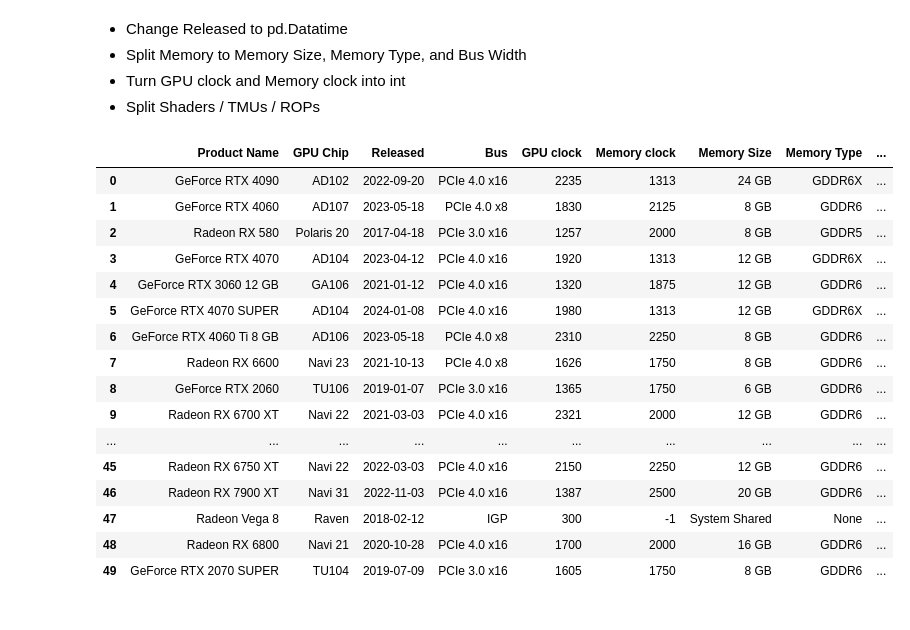
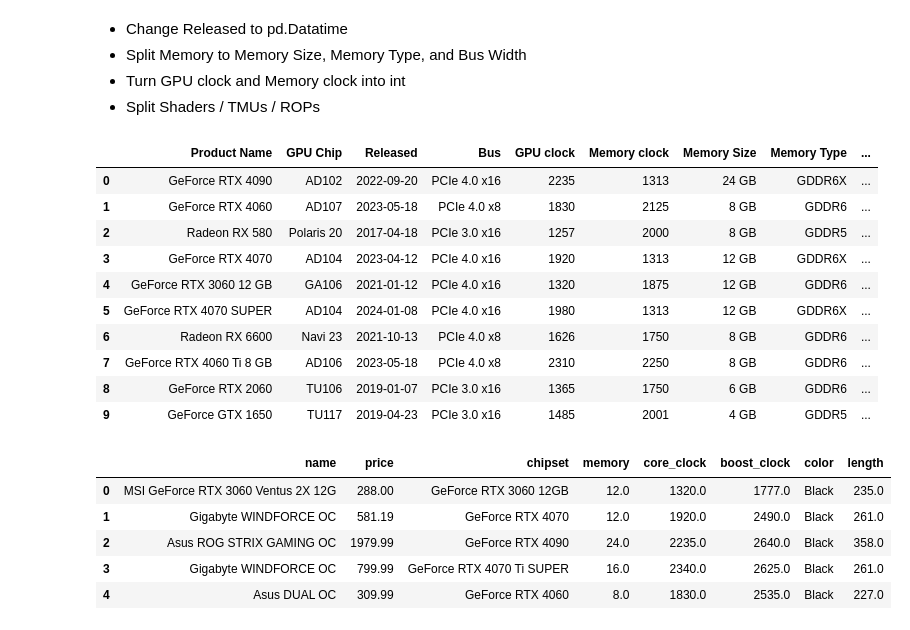
Before and after one commit to chengeric155/Computer-Building-Analysis, a Jupyter notebook: GPU Analysis.ipynb, the cells around one changed output. Saved outputs shown, nothing was run; the diff lists cells and outputs as text; code cells hidden in the pictures.

Commit message:
added value chart + manufacturer information

```diff
--- a/GPU Analysis.ipynb
+++ b/GPU Analysis.ipynb
@@ -202,40 +228,45 @@ raw_spec_df
 # %%
 def turn_to_datetime(df):
     df['Released'] = pd.to_datetime(df['Released'].str.replace(r'st|nd|rd|th|Unknown', '', regex=True))
     return df
 
 def remove_MHz(df, columns):
     for col in columns:
         df[col] = df[col].str.replace(' MHz', '').str.replace('System Shared', '-1').astype(int)
     return df
 
 def split_column(df, col:str, separator:str, headers:list[str]):
     list_df = pd.DataFrame(df[col].str.split(separator).tolist(), columns=headers)
     df = pd.concat([df, list_df], axis=1).drop(columns=[col])
     return df
 
 
-(raw_spec_df
+spec_df = (raw_spec_df
  .pipe(turn_to_datetime)
  .pipe(remove_MHz, columns=['GPU clock', 'Memory clock'])
  .pipe(split_column, 'Memory', ',', ['Memory Size', 'Memory Type', 'Bus Width'])
  .pipe(split_column, 'Shaders / TMUs / ROPs', '/', ['Shaders', 'TMUs', 'ROPs'])
  )
+spec_df.head(10)
 # %% [output]
 |  | Product Name | GPU Chip | Released | Bus | GPU clock | Memory clock | Memory Size | Memory Type | ... |
 | 0 | GeForce RTX 4090 | AD102 | 2022-09-20 | PCIe 4.0 x16 | 2235 | 1313 | 24 GB | GDDR6X | ... |
 | 1 | GeForce RTX 4060 | AD107 | 2023-05-18 | PCIe 4.0 x8 | 1830 | 2125 | 8 GB | GDDR6 | ... |
 | 2 | Radeon RX 580 | Polaris 20 | 2017-04-18 | PCIe 3.0 x16 | 1257 | 2000 | 8 GB | GDDR5 | ... |
 | 3 | GeForce RTX 4070 | AD104 | 2023-04-12 | PCIe 4.0 x16 | 1920 | 1313 | 12 GB | GDDR6X | ... |
 | 4 | GeForce RTX 3060 12 GB | GA106 | 2021-01-12 | PCIe 4.0 x16 | 1320 | 1875 | 12 GB | GDDR6 | ... |
 | 5 | GeForce RTX 4070 SUPER | AD104 | 2024-01-08 | PCIe 4.0 x16 | 1980 | 1313 | 12 GB | GDDR6X | ... |
-| 6 | GeForce RTX 4060 Ti 8 GB | AD106 | 2023-05-18 | PCIe 4.0 x8 | 2310 | 2250 | 8 GB | GDDR6 | ... |
-| 7 | Radeon RX 6600 | Navi 23 | 2021-10-13 | PCIe 4.0 x8 | 1626 | 1750 | 8 GB | GDDR6 | ... |
+| 6 | Radeon RX 6600 | Navi 23 | 2021-10-13 | PCIe 4.0 x8 | 1626 | 1750 | 8 GB | GDDR6 | ... |
+| 7 | GeForce RTX 4060 Ti 8 GB | AD106 | 2023-05-18 | PCIe 4.0 x8 | 2310 | 2250 | 8 GB | GDDR6 | ... |
 | 8 | GeForce RTX 2060 | TU106 | 2019-01-07 | PCIe 3.0 x16 | 1365 | 1750 | 6 GB | GDDR6 | ... |
-| 9 | Radeon RX 6700 XT | Navi 22 | 2021-03-03 | PCIe 4.0 x16 | 2321 | 2000 | 12 GB | GDDR6 | ... |
-| ... | ... | ... | ... | ... | ... | ... | ... | ... | ... |
-| 45 | Radeon RX 6750 XT | Navi 22 | 2022-03-03 | PCIe 4.0 x16 | 2150 | 2250 | 12 GB | GDDR6 | ... |
-| 46 | Radeon RX 7900 XT | Navi 31 | 2022-11-03 | PCIe 4.0 x16 | 1387 | 2500 | 20 GB | GDDR6 | ... |
-| 47 | Radeon Vega 8 | Raven | 2018-02-12 | IGP | 300 | -1 | System Shared | None | ... |
-| 48 | Radeon RX 6800 | Navi 21 | 2020-10-28 | PCIe 4.0 x16 | 1700 | 2000 | 16 GB | GDDR6 | ... |
-| 49 | GeForce RTX 2070 SUPER | TU104 | 2019-07-09 | PCIe 3.0 x16 | 1605 | 1750 | 8 GB | GDDR6 | ... |
+| 9 | GeForce GTX 1650 | TU117 | 2019-04-23 | PCIe 3.0 x16 | 1485 | 2001 | 4 GB | GDDR5 | ... |
+# %%
+with_manufacturer = pd.read_csv('https://raw.githubusercontent.com/docyx/pc-part-dataset/main/data/csv/video-card.csv')
+with_manufacturer.head()
+# %% [output]
+|  | name | price | chipset | memory | core_clock | boost_clock | color | length |
+| 0 | MSI GeForce RTX 3060 Ventus 2X 12G | 288.00 | GeForce RTX 3060 12GB | 12.0 | 1320.0 | 1777.0 | Black | 235.0 |
+| 1 | Gigabyte WINDFORCE OC | 581.19 | GeForce RTX 4070 | 12.0 | 1920.0 | 2490.0 | Black | 261.0 |
+| 2 | Asus ROG STRIX GAMING OC | 1979.99 | GeForce RTX 4090 | 24.0 | 2235.0 | 2640.0 | Black | 358.0 |
+| 3 | Gigabyte WINDFORCE OC | 799.99 | GeForce RTX 4070 Ti SUPER | 16.0 | 2340.0 | 2625.0 | Black | 261.0 |
+| 4 | Asus DUAL OC | 309.99 | GeForce RTX 4060 | 8.0 | 1830.0 | 2535.0 | Black | 227.0 |
```
Also changed, not shown: parts of 5 cells of this notebook.
